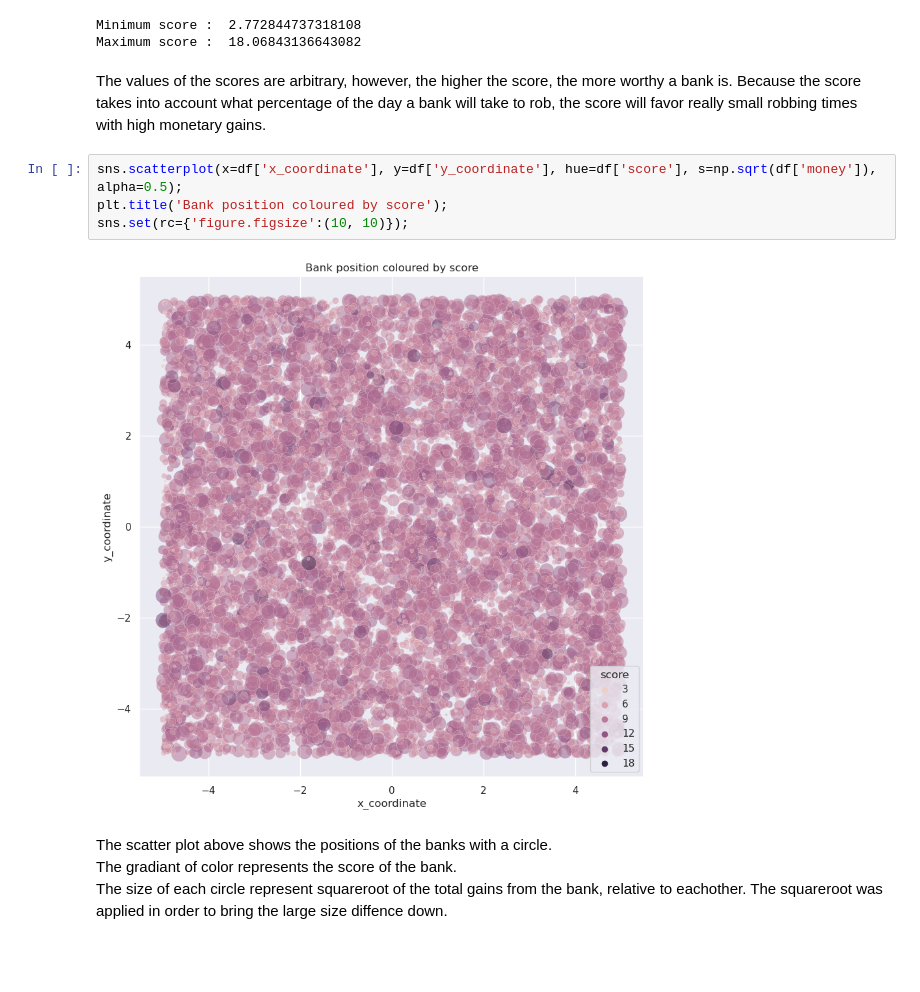
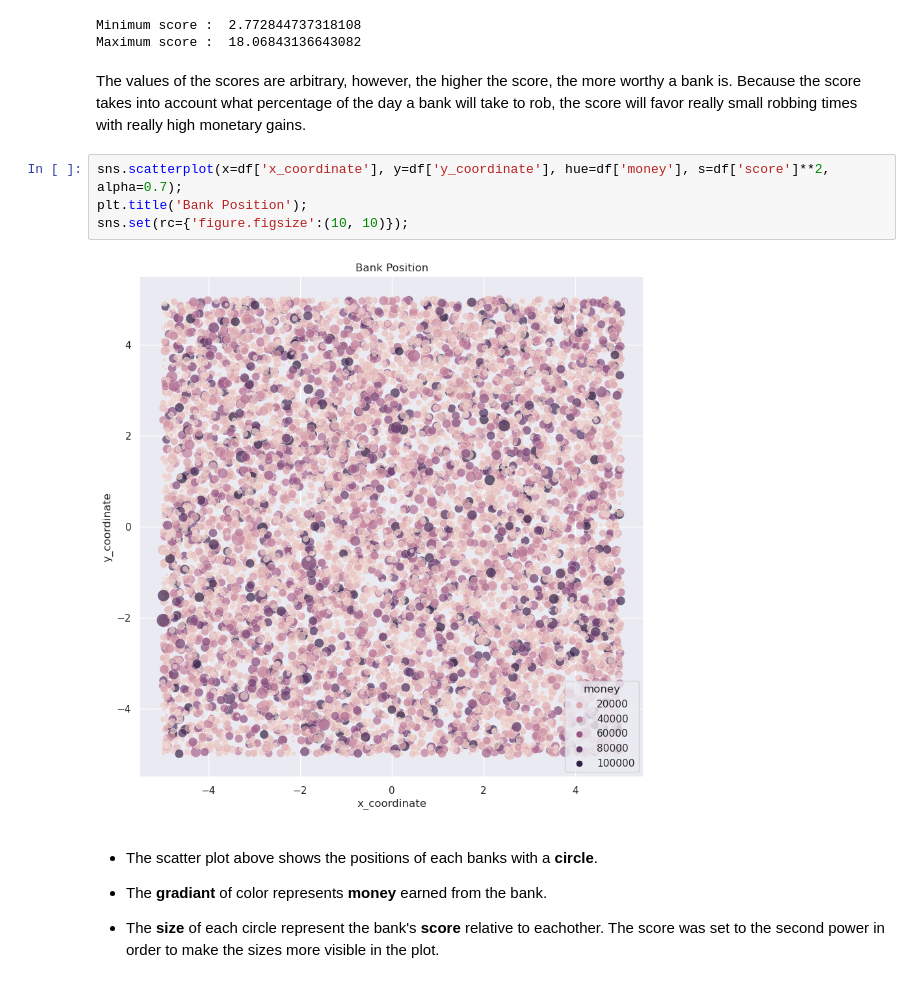
Before and after one commit to pavel-borovikov/algorithms_project, a Jupyter notebook: bank_heist.ipynb, the cells around one changed output. Cells and saved outputs as stored; diff of their text form; blank space fills up the shorter version.

```diff
--- a/bank_heist.ipynb
+++ b/bank_heist.ipynb
@@ -75,14 +78,16 @@ Minimum score :  2.772844737318108
 Maximum score :  18.06843136643082
 # %% [markdown]
 The values of the scores are arbitrary, however, the higher the score, the more worthy a bank is.
-Because the score takes into account what percentage of the day a bank will take to rob, the score will favor really small robbing times with high monetary gains.
+Because the score takes into account what percentage of the day a bank will take to rob, the score will favor really small robbing times with really high monetary gains.
 # %%
-sns.scatterplot(x=df['x_coordinate'], y=df['y_coordinate'], hue=df['score'], s=np.sqrt(df['money']), alpha=0.5);
-plt.title('Bank position coloured by score');
+sns.scatterplot(x=df['x_coordinate'], y=df['y_coordinate'], hue=df['money'], s=df['score']**2, alpha=0.7);
+plt.title('Bank Position');
 sns.set(rc={'figure.figsize':(10, 10)});
 # %% [output]
-[figure, old version]
+[figure, new version]
 # %% [markdown]
-The scatter plot above shows the positions of the banks with a circle.<br>
-The gradiant of color represents the score of the bank.<br>
-The size of each circle represent squareroot of the total gains from the bank, relative to eachother. The squareroot was applied in order to bring the large size diffence down.
+- The scatter plot above shows the positions of each banks with a **circle**.<br>
+
+- The **gradiant** of color represents **money** earned from the bank.<br>
+
+- The **size** of each circle represent the bank's **score** relative to eachother. The score was set to the second power in order to make the sizes more visible in the plot.
```
Also changed, not shown: parts of 9 cells of this notebook.
